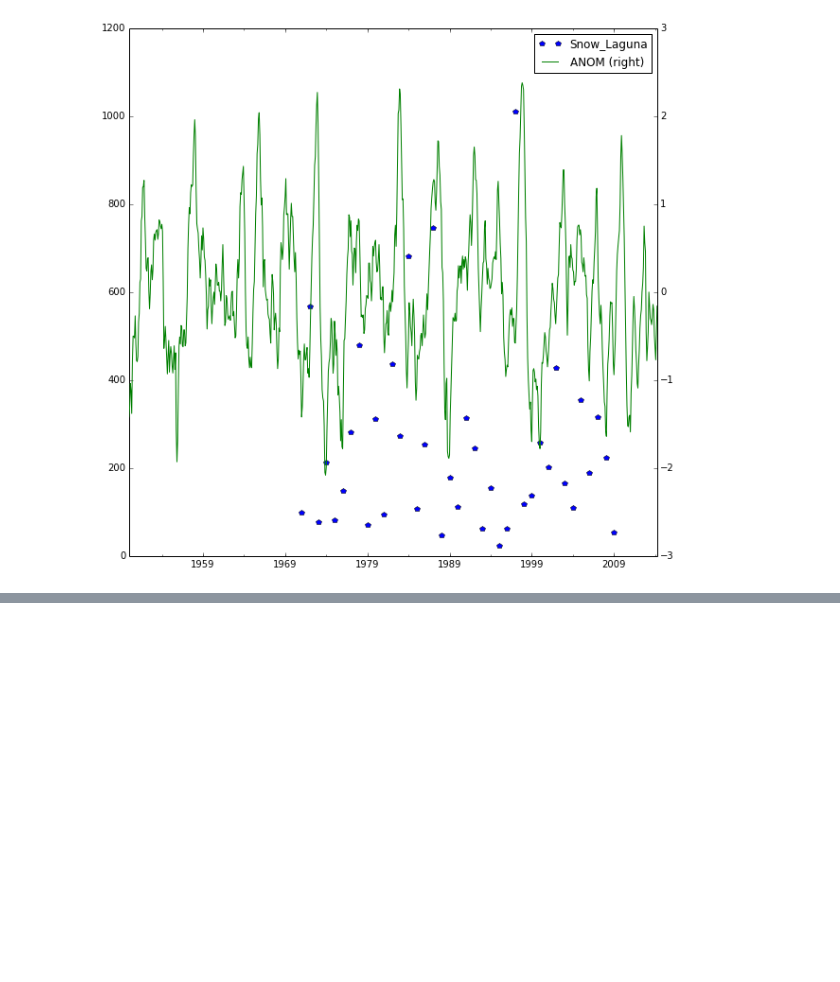
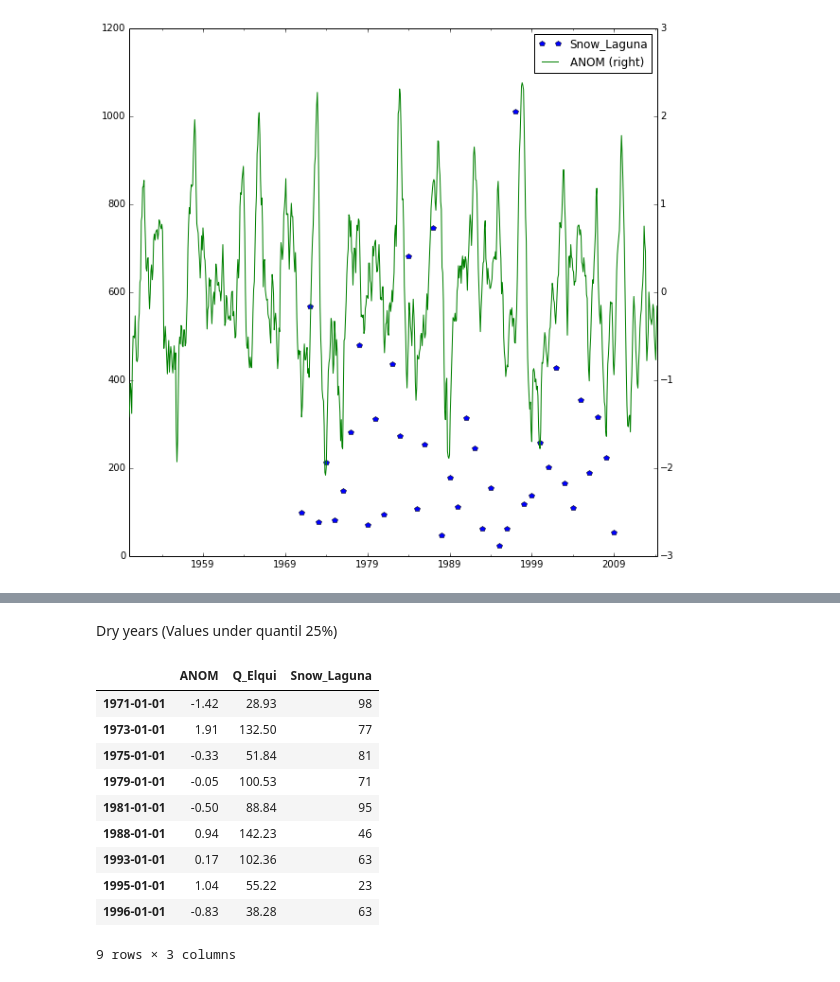
Before and after one commit to jrovegno/ipython-notebooks, a Jupyter notebook: pandas-ENSO.ipynb, the cells around one changed output, grey strips where cells are left out. Saved outputs shown, nothing was run; the diff lists cells and outputs as text; code cells hidden in the pictures; blank space fills up the shorter version.

```diff
--- a/pandas-ENSO.ipynb
+++ b/pandas-ENSO.ipynb
@@ -132,0 +163,16 @@ df[['Snow_Laguna','ANOM']].plot(secondary_y=['ANOM'], style=['p','-'], figsize=(
+# %% [markdown]
+Dry years (Values under quantil 25%)
+# %%
+df[df.Snow_Laguna < df.Snow_Laguna.quantile(0.25)].dropna()
+# %% [output]
+|  | ANOM | Q_Elqui | Snow_Laguna |
+| 1971-01-01 | -1.42 | 28.93 | 98 |
+| 1973-01-01 | 1.91 | 132.50 | 77 |
+| 1975-01-01 | -0.33 | 51.84 | 81 |
+| 1979-01-01 | -0.05 | 100.53 | 71 |
+| 1981-01-01 | -0.50 | 88.84 | 95 |
+| 1988-01-01 | 0.94 | 142.23 | 46 |
+| 1993-01-01 | 0.17 | 102.36 | 63 |
+| 1995-01-01 | 1.04 | 55.22 | 23 |
+| 1996-01-01 | -0.83 | 38.28 | 63 |
+9 rows × 3 columns
```
Also changed, not shown: parts of 5 cells of this notebook.
